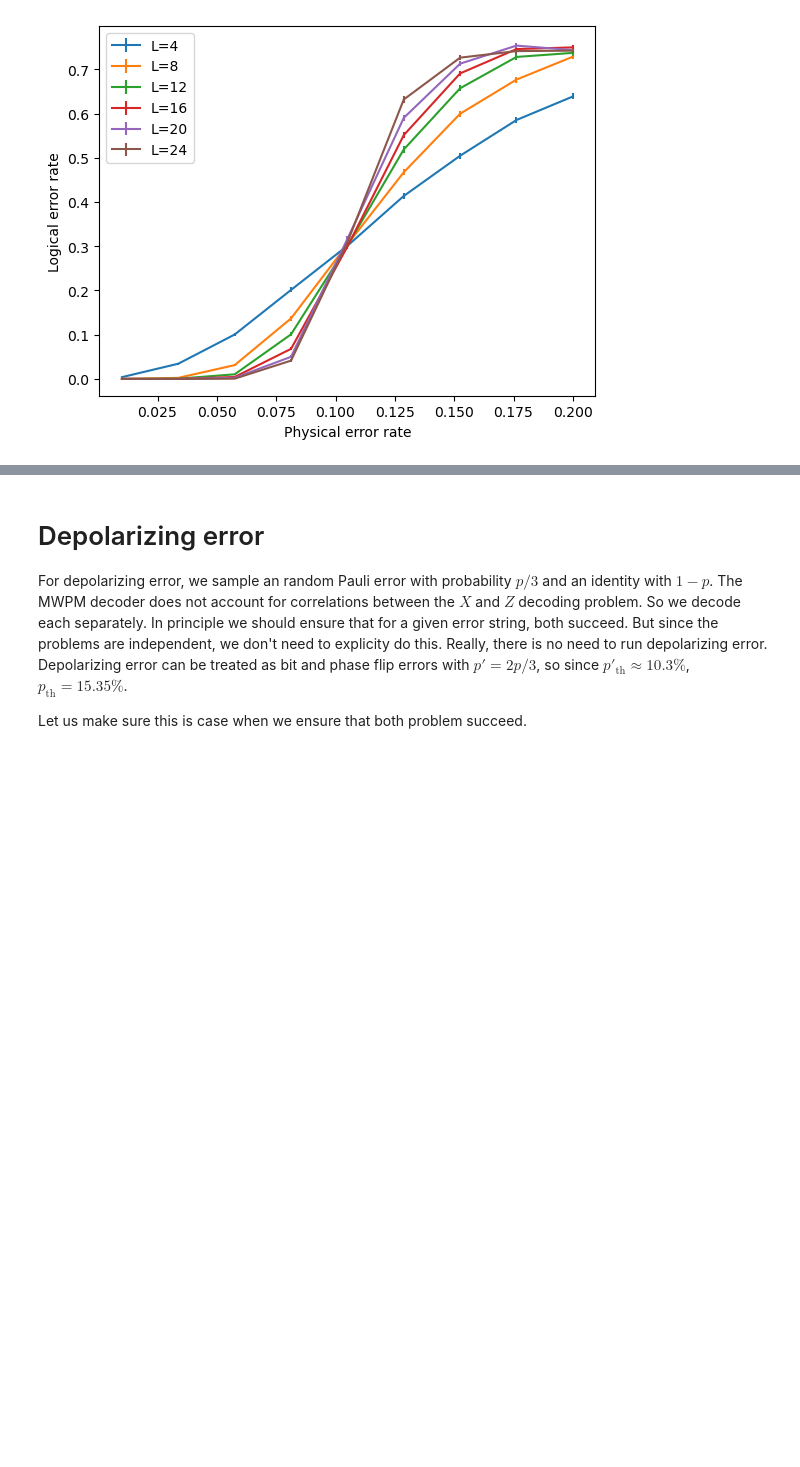
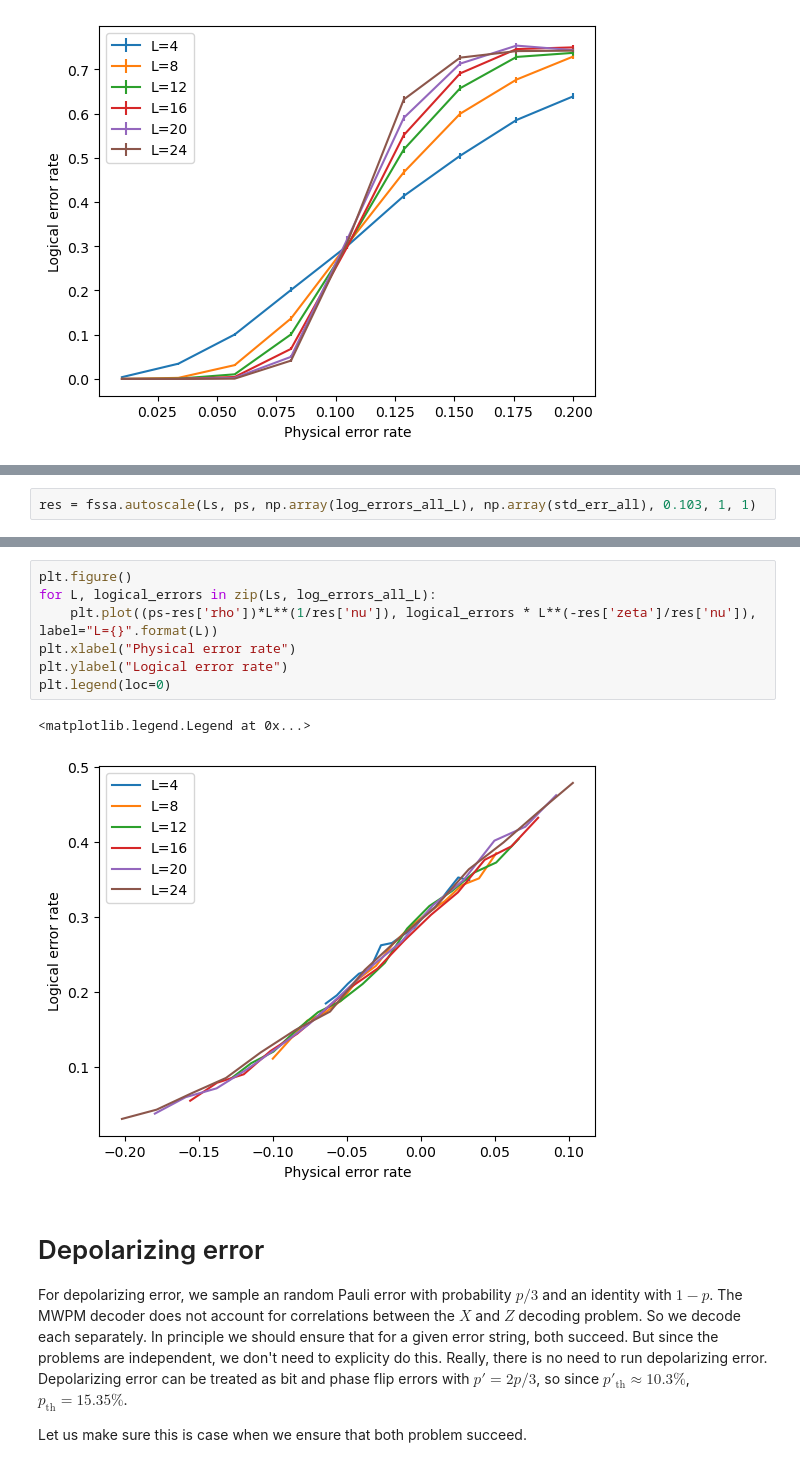
Before and after one commit to sajantanand/BP-Loop-Decoding, a Jupyter notebook: decoder/test_MWPM.ipynb, the cells around one changed output, grey strips where cells are left out. Saved outputs shown, nothing was run; the diff lists cells and outputs as text; blank space fills up the shorter version.

```diff
--- a/decoder/test_MWPM.ipynb
+++ b/decoder/test_MWPM.ipynb
@@ -108,0 +150,2 @@ Nice, we see the $10.3\%$ threshold as expected.
+# %%
+res = fssa.autoscale(Ls, ps, np.array(log_errors_all_L), np.array(std_err_all), 0.103, 1, 1)
@@ -109,3 +172,13 @@ Nice, we see the $10.3\%$ threshold as expected.
+# %%
+plt.figure()
+for L, logical_errors in zip(Ls, log_errors_all_L):
+    plt.plot((ps-res['rho'])*L**(1/res['nu']), logical_errors * L**(-res['zeta']/res['nu']), label="L={}".format(L))
+plt.xlabel("Physical error rate")
+plt.ylabel("Logical error rate")
+plt.legend(loc=0)
+# %% [output]
+<matplotlib.legend.Legend at 0x...>
+[figure, added]
 # %% [markdown]
 # Depolarizing error
 For depolarizing error, we sample an random Pauli error with probability $p/3$ and an identity with $1-p$. The MWPM decoder does not account for correlations between the $X$ and $Z$ decoding problem. So we decode each separately. In principle we should ensure that for a given error string, both succeed. But since the problems are independent, we don't need to explicity do this. Really, there is no need to run depolarizing error. Depolarizing error can be treated as bit and phase flip errors with $p' = 2p /3$, so since $p'_{\mathrm{th}} \approx 10.3 \%$, $p_\mathrm{th} = 15.35 \%$.
```
Also changed, not shown: parts of 25 cells of this notebook, 1 other file.
